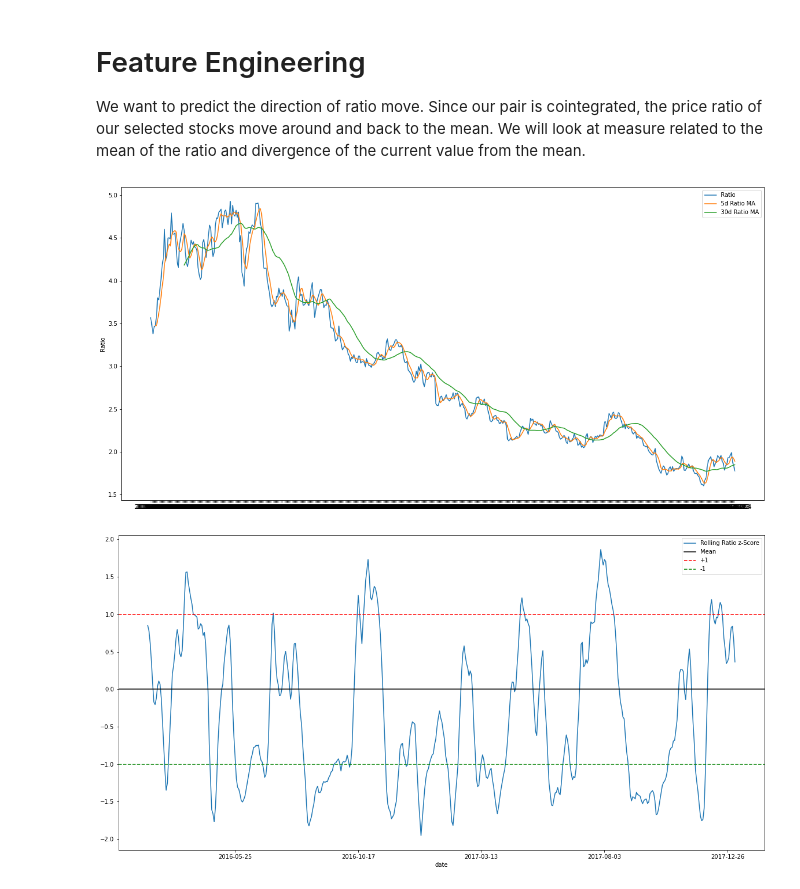
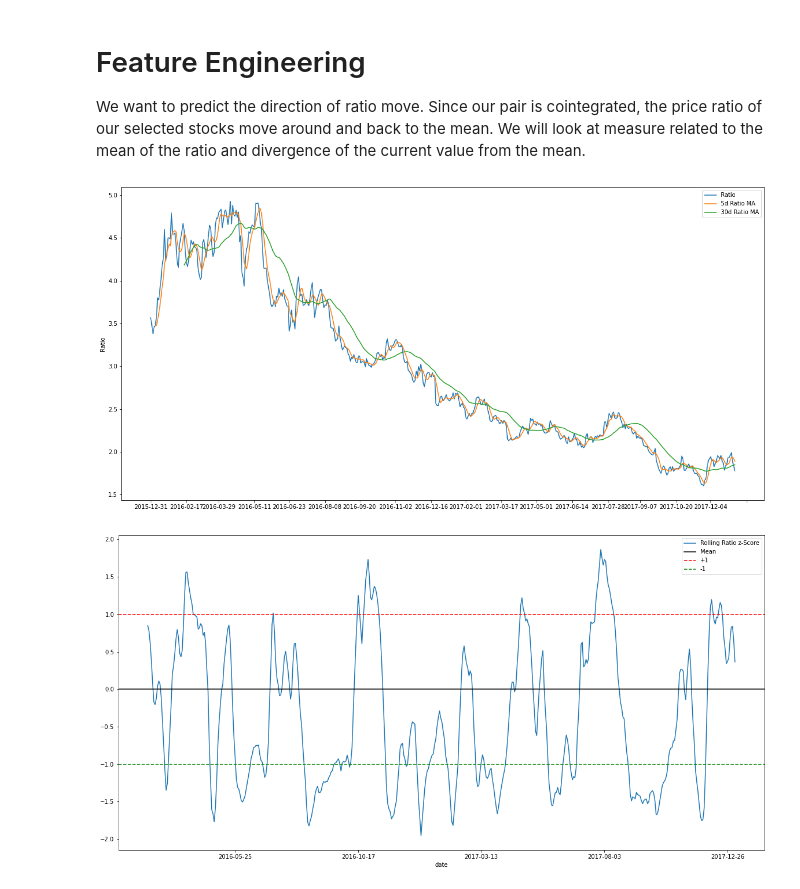
Before and after one commit to microgel/CS-216-Project, a Jupyter notebook: pair_trading.ipynb, the cells around one changed output. Cells and saved outputs as stored; diff of their text form; code cells hidden in the pictures.

```diff
--- a/pair_trading.ipynb
+++ b/pair_trading.ipynb
@@ -412,16 +412,19 @@ std_30 = price_ratio.rolling(window=30, center=False).std()
 zscore_30_5 = (price_ratios_mavg5 - price_ratios_mavg30)/std_30
 # %%
 plt.figure(figsize=(20, 10))
+ax=plt.gca()
+ax.xaxis.set_major_locator(matplotlib.dates.MonthLocator())
 plt.plot(price_ratio.index, price_ratio.values)
 plt.plot(price_ratios_mavg5.index, price_ratios_mavg5.values)
 plt.plot(price_ratios_mavg30.index, price_ratios_mavg30.values)
 plt.legend(['Ratio', '5d Ratio MA', '30d Ratio MA'])
 plt.ylabel('Ratio')
+
 plt.show()
 
 # plot prices also for final project and fix x axis ticks
 # %% [output]
-[figure, old version]
+[figure, new version]
 # %%
 plt.figure(figsize=(20,10))
 zscore_30_5.plot()
```
Also changed, not shown: parts of 7 cells of this notebook.
